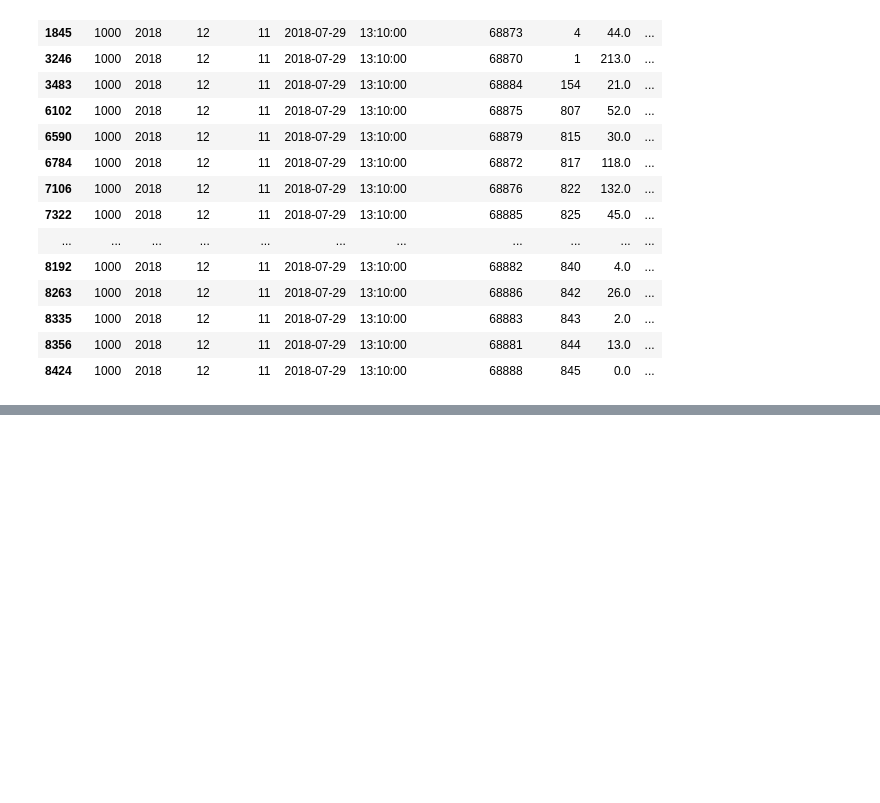
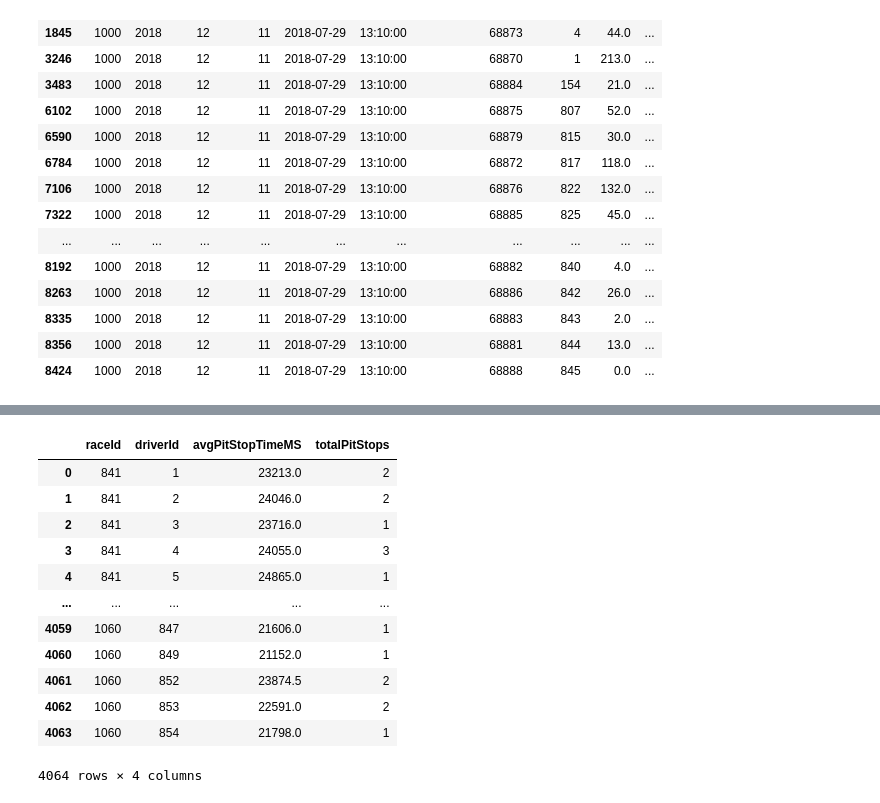
Before and after one commit to rajv98/CarsNData, a Jupyter notebook: Formula 1 Models.ipynb, the cells around one changed output, grey strips where cells are left out. Saved outputs shown, nothing was run; the diff lists cells and outputs as text; code cells hidden in the pictures; blank space fills up the shorter version.

```diff
--- a/Formula 1 Models.ipynb
+++ b/Formula 1 Models.ipynb
@@ -144,0 +133,18 @@ races_standings
+# %%
+pit_stops = pit_stops_avg_time.merge(pit_stops_total[['raceId','driverId','stop']], on=['raceId','driverId'])
+pit_stops = pit_stops.rename(columns={"milliseconds":"avgPitStopTimeMS","stop":"totalPitStops"})
+pit_stops
+# %% [output]
+|  | raceId | driverId | avgPitStopTimeMS | totalPitStops |
+| 0 | 841 | 1 | 23213.0 | 2 |
+| 1 | 841 | 2 | 24046.0 | 2 |
+| 2 | 841 | 3 | 23716.0 | 1 |
+| 3 | 841 | 4 | 24055.0 | 3 |
+| 4 | 841 | 5 | 24865.0 | 1 |
+| ... | ... | ... | ... | ... |
+| 4059 | 1060 | 847 | 21606.0 | 1 |
+| 4060 | 1060 | 849 | 21152.0 | 1 |
+| 4061 | 1060 | 852 | 23874.5 | 2 |
+| 4062 | 1060 | 853 | 22591.0 | 2 |
+| 4063 | 1060 | 854 | 21798.0 | 1 |
+4064 rows × 4 columns
```
Also changed, not shown: parts of 10 cells of this notebook, 1 other file.
